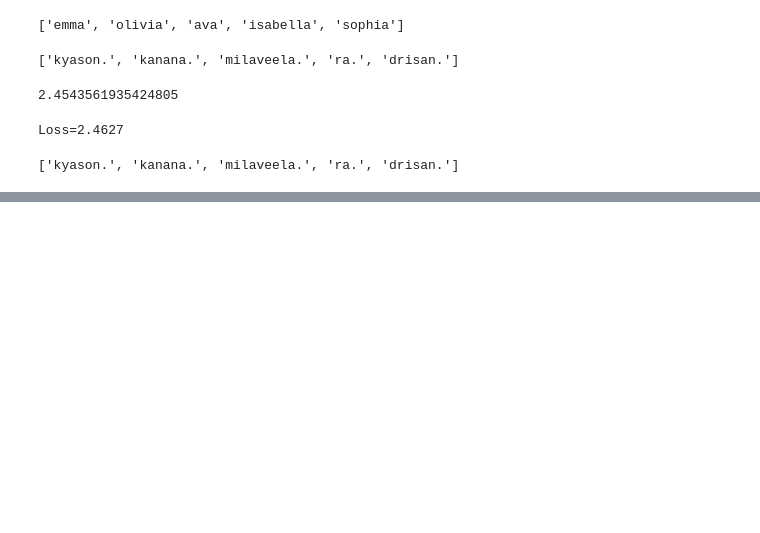
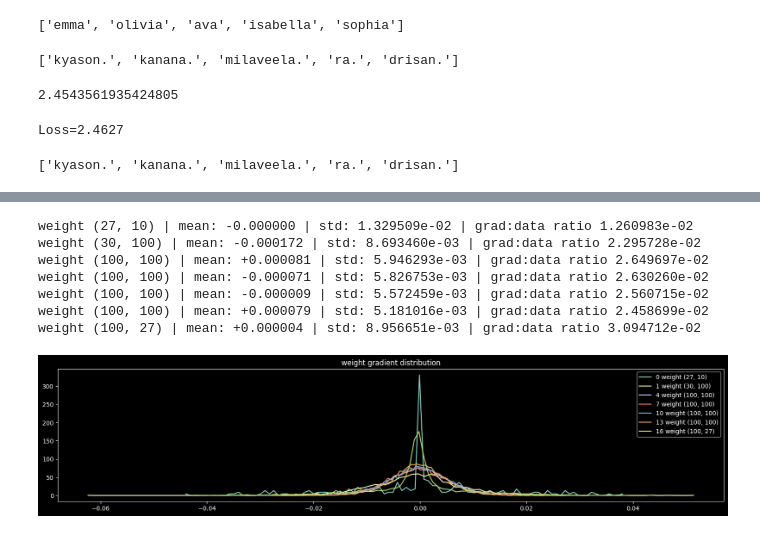
Before and after one commit to radupetrisel/makemore, a Jupyter notebook: sample.ipynb, the cells around one changed output, grey strips where cells are left out. Drawn from its saved outputs; the diff is of its cells as text; code cells hidden in the pictures; blank space fills up the shorter version.

```diff
--- a/sample.ipynb
+++ b/sample.ipynb
@@ -202,0 +163,11 @@ vtarlys.
+# %%
+H.weight_gradient_dist(parameters)
+# %% [output]
+weight (27, 10) | mean: -0.000000 | std: 1.329509e-02 | grad:data ratio 1.260983e-02
+weight (30, 100) | mean: -0.000172 | std: 8.693460e-03 | grad:data ratio 2.295728e-02
+weight (100, 100) | mean: +0.000081 | std: 5.946293e-03 | grad:data ratio 2.649697e-02
+weight (100, 100) | mean: -0.000071 | std: 5.826753e-03 | grad:data ratio 2.630260e-02
+weight (100, 100) | mean: -0.000009 | std: 5.572459e-03 | grad:data ratio 2.560715e-02
+weight (100, 100) | mean: +0.000079 | std: 5.181016e-03 | grad:data ratio 2.458699e-02
+weight (100, 27) | mean: +0.000004 | std: 8.956651e-03 | grad:data ratio 3.094712e-02
+[figure, added]
```
Also changed, not shown: parts of 14 cells of this notebook, 1 other file.
